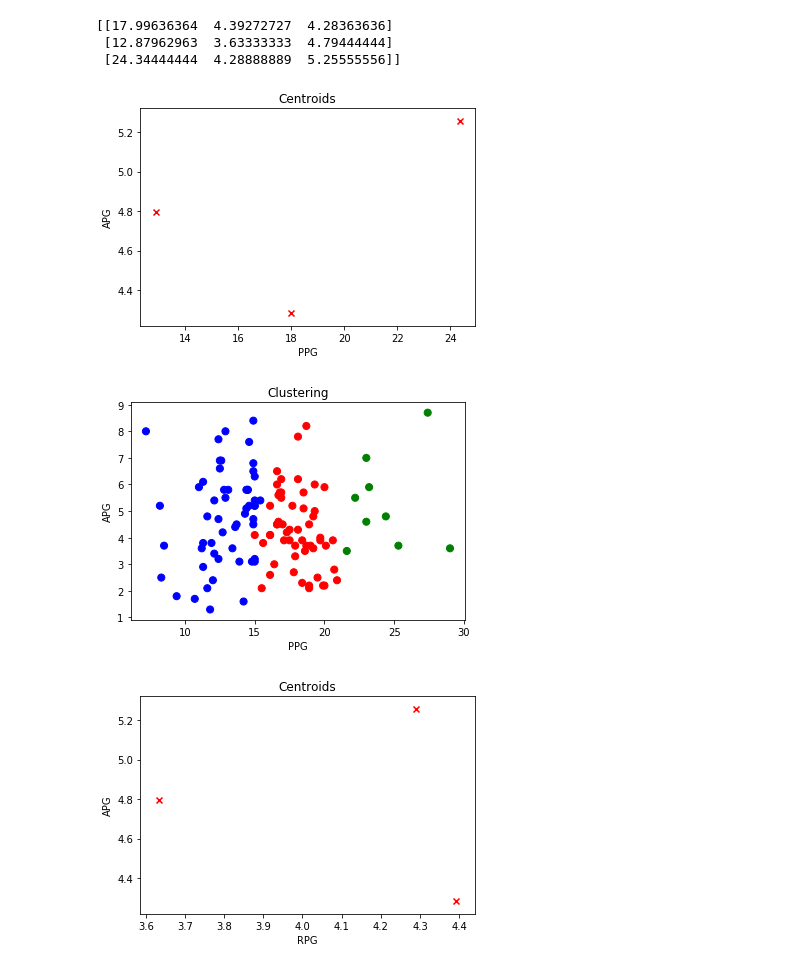
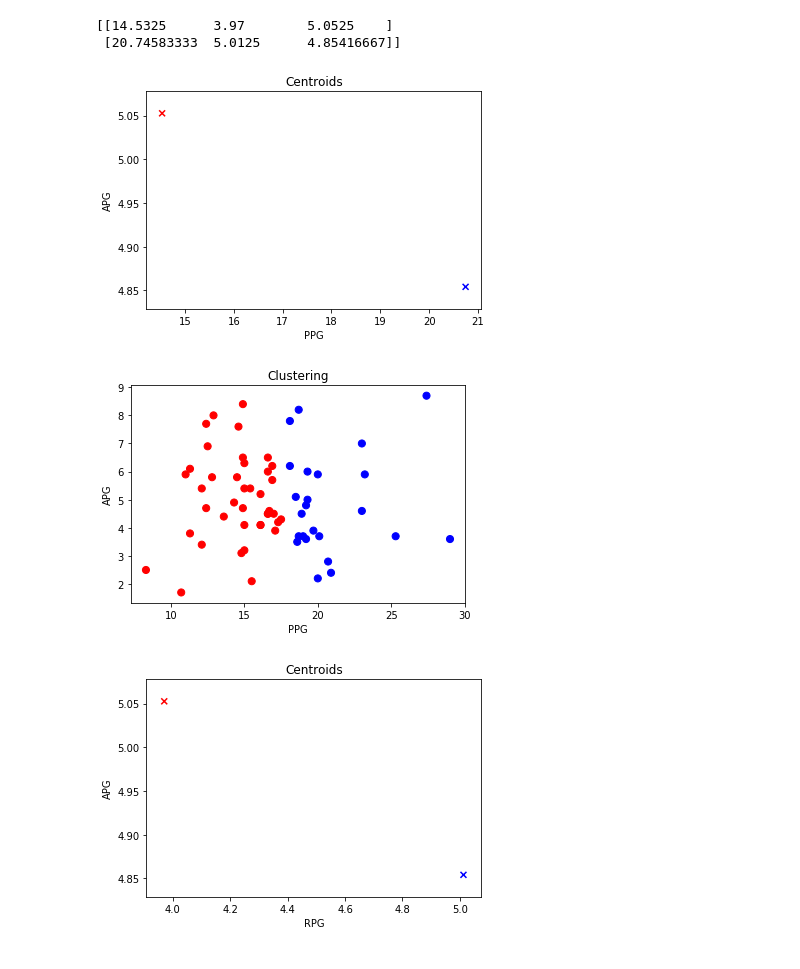
Before and after one commit to vivvvli/nba-draft-analysis, a Jupyter notebook: clustering.ipynb, the cells around one changed output. Drawn from its saved outputs; the diff is of its cells as text; code cells hidden in the pictures.

Commit message:
ppg, apg, rpg clustering model

```diff
--- a/clustering.ipynb
+++ b/clustering.ipynb
@@ -22,20 +22,6 @@ for sheet_name in xls.sheet_names:
     map[sheet_name] = xls.parse(sheet_name)
 
 df = [
-#     map['draft_data_1976'],
-#     map['draft_data_1977'],
-#     map['draft_data_1978'],
-#     map['draft_data_1979'],
-#     map['draft_data_1980'],
-#     map['draft_data_1981'],
-#     map['draft_data_1982'],
-#     map['draft_data_1983'],
-#     map['draft_data_1984'],
-#     map['draft_data_1985'],
-#     map['draft_data_1986'],
-#     map['draft_data_1987'],
-#     map['draft_data_1988'],
-#     map['draft_data_1989'],
     map['draft_data_1990'],
     map['draft_data_1991'],
     map['draft_data_1992'],
@@ -66,10 +52,4 @@ df = [
     map['draft_data_2017'],
     map['draft_data_2018'],
     map['draft_data_2019'],
-    map['draft_data_2020']
 ]
-
-
-df = pd.concat(df)
-df = df[df['Pk']  <= 20]
-df = df[df['position']  == 'Point']
@@ -84,10 +60,17 @@ color_theme = np.array(['red','blue','green', 'yellow', 'orange'])
 # %%
-num_clusters = 3
+num_clusters = 2
+max_draft_selection = 10
+positions = ['Point']
 
-pg_df_1 = df.iloc[:, 41:-5]
+df = pd.concat(df)
+df = df[df['Pk']  <= max_draft_selection]
+df = df[df['position'].isin(positions)]
+
+
+pg_df_1 = df.iloc[:, 41:-6]
+pg_df_1_with_years = df.iloc[:, list(range(41,44)) + [-1]]
 data = pg_df_1.to_numpy()
 # data = scale(data)
 clustering  = KMeans(n_clusters=num_clusters,random_state=5)
 clustering.fit(data)
 pg_df_1.columns = ['ppg','rpg','apg']
-print(len(data))
@@ -111,46 +92,47 @@ plt.show()
 # %%
 centroids = clustering.cluster_centers_
 print(centroids)
+t = np.arange(num_clusters)
 
-plt.scatter(centroids[:,0], centroids[:,2], marker="x", color='r')
+
+plt.scatter(centroids[:,0], centroids[:,2], marker="x", c=color_theme[t])
 plt.title('Centroids')
 plt.xlabel('PPG')
 plt.ylabel('APG')
 plt.show()
 
 plt.scatter(x=pg_df_1.ppg,y=pg_df_1.apg,c=color_theme[clustering.labels_],s=50)
 plt.title('Clustering')
 plt.xlabel('PPG')
 plt.ylabel('APG')
 plt.show()
 
-plt.scatter(centroids[:,1], centroids[:,2], marker="x", color='r')
+plt.scatter(centroids[:,1], centroids[:,2], marker="x", c=color_theme[t])
 plt.title('Centroids')
 plt.xlabel('RPG')
 plt.ylabel('APG')
 plt.show()
 
 plt.scatter(x=pg_df_1.rpg,y=pg_df_1.apg,c=color_theme[clustering.labels_],s=50)
 plt.title('Clustering')
 plt.xlabel('RPG')
 plt.ylabel('APG')
 plt.show()
 
-plt.scatter(centroids[:,0], centroids[:,2], marker="x", color='r')
+plt.scatter(centroids[:,0], centroids[:,2], marker="x", c=color_theme[t])
 plt.title('Centroids')
 plt.xlabel('PPG')
 plt.ylabel('RPG')
 plt.show()
 
 plt.scatter(x=pg_df_1.ppg,y=pg_df_1.rpg,c=color_theme[clustering.labels_],s=50)
 plt.title('Clustering')
 plt.xlabel('PPG')
 plt.ylabel('RPG')
 plt.show()
 # %% [output]
-[[17.99636364  4.39272727  4.28363636]
- [12.87962963  3.63333333  4.79444444]
- [24.34444444  4.28888889  5.25555556]]
+[[14.5325      3.97        5.0525    ]
+ [20.74583333  5.0125      4.85416667]]
-[figure, old version]
+[figure, new version]
-[figure, old version]
+[figure, new version]
-[figure, old version]
+[figure, new version]
```
Also changed, not shown: parts of 12 cells of this notebook.
